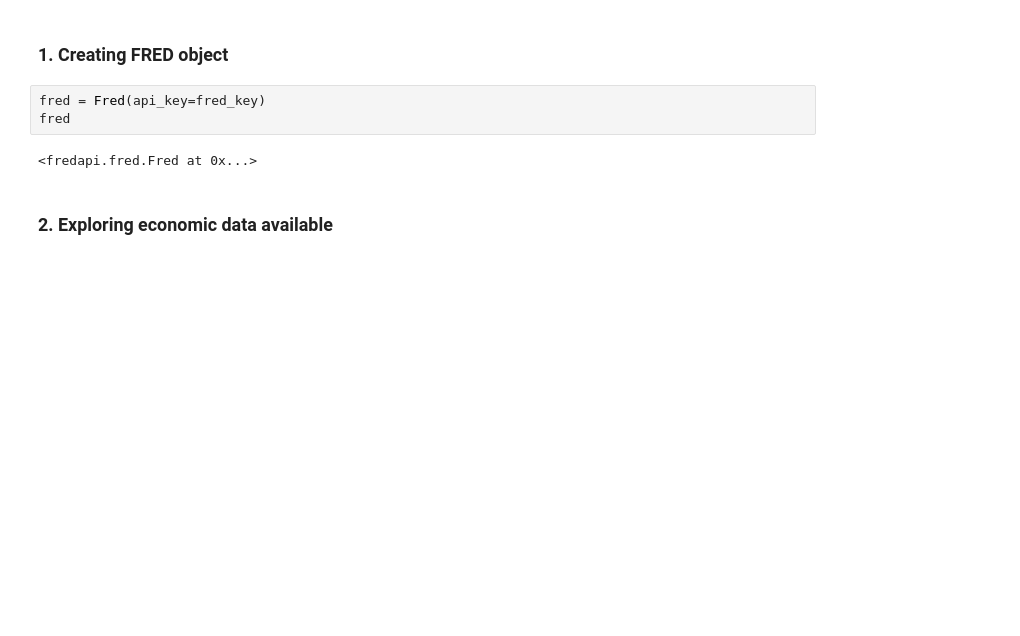
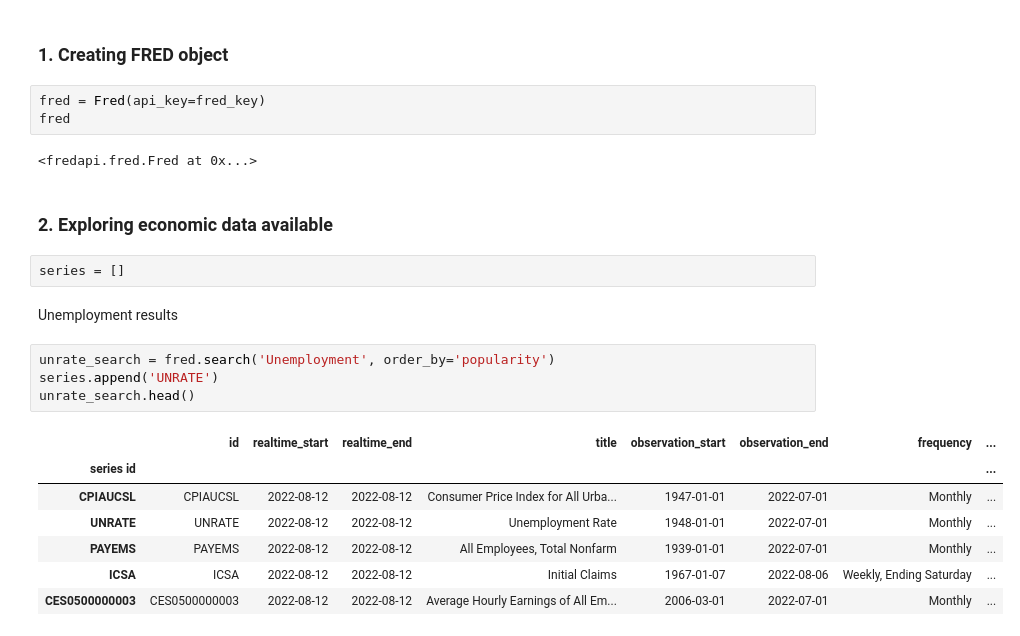
Before and after one commit to kevinmiguel97/Unemployment-analysis, a Jupyter notebook: notebook_unemployment.ipynb, the cells around one changed output. Cells and saved outputs as stored; diff of their text form; blank space fills up the shorter version.

```diff
--- a/notebook_unemployment.ipynb
+++ b/notebook_unemployment.ipynb
@@ -44,3 +38,19 @@ fred
 <fredapi.fred.Fred at 0x...>
 # %% [markdown]
 ### 2. Exploring economic data available
+# %%
+series = []
+# %% [markdown]
+Unemployment results
+# %%
+unrate_search = fred.search('Unemployment', order_by='popularity')
+series.append('UNRATE')
+unrate_search.head()
+# %% [output]
+|  | id | realtime_start | realtime_end | title | observation_start | observation_end | frequency | ... |
+| series id |  |  |  |  |  |  |  | ... |
+| CPIAUCSL | CPIAUCSL | 2022-08-12 | 2022-08-12 | Consumer Price Index for All Urba... | 1947-01-01 | 2022-07-01 | Monthly | ... |
+| UNRATE | UNRATE | 2022-08-12 | 2022-08-12 | Unemployment Rate | 1948-01-01 | 2022-07-01 | Monthly | ... |
+| PAYEMS | PAYEMS | 2022-08-12 | 2022-08-12 | All Employees, Total Nonfarm | 1939-01-01 | 2022-07-01 | Monthly | ... |
+| ICSA | ICSA | 2022-08-12 | 2022-08-12 | Initial Claims | 1967-01-07 | 2022-08-06 | Weekly, Ending Saturday | ... |
+| CES0500000003 | CES0500000003 | 2022-08-12 | 2022-08-12 | Average Hourly Earnings of All Em... | 2006-03-01 | 2022-07-01 | Monthly | ... |
```
Also changed, not shown: parts of 18 cells of this notebook, 1 other file.
